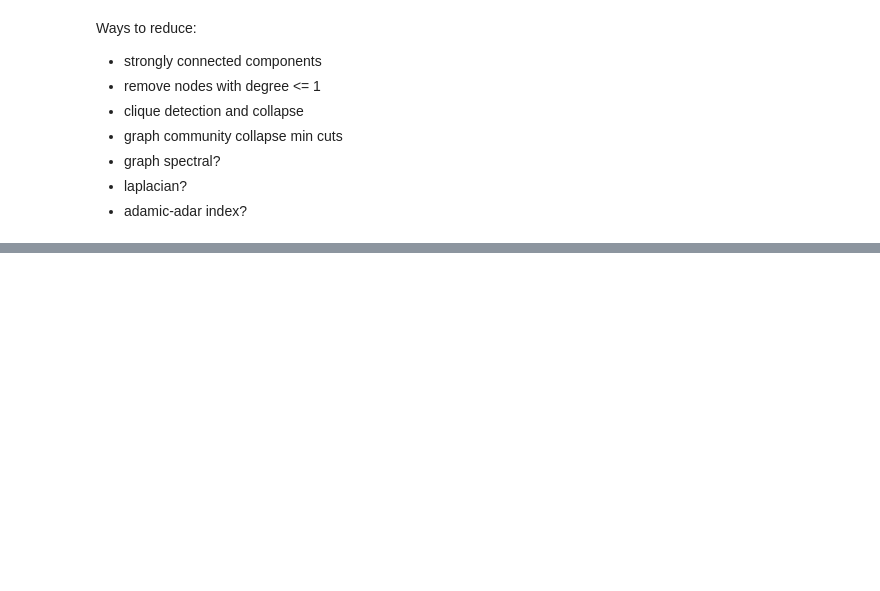
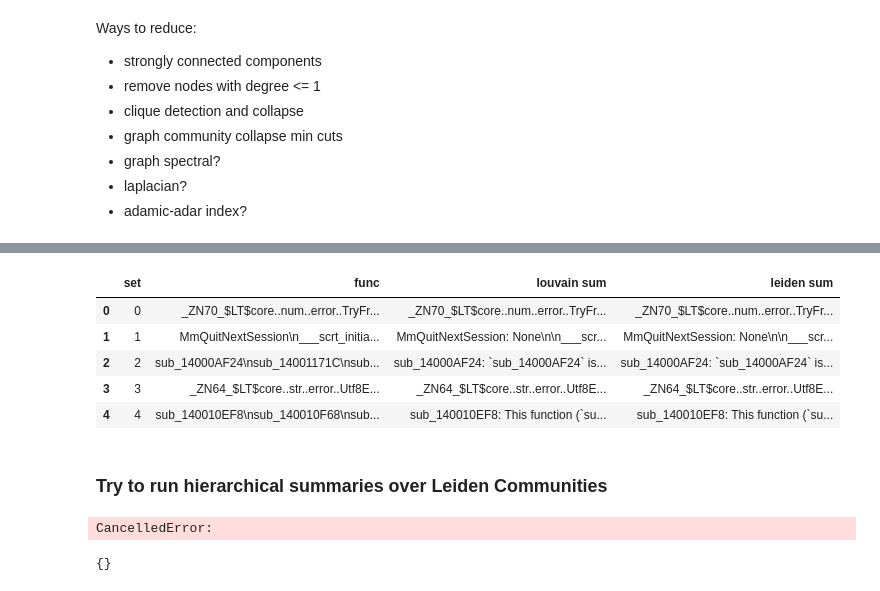
Before and after one commit to m-m-adams/ida_graph_parser, a Jupyter notebook: cam_viz.ipynb, the cells around one changed output, grey strips where cells are left out. Saved outputs shown, nothing was run; the diff lists cells and outputs as text; code cells hidden in the pictures; blank space fills up the shorter version.

Commit message:
hierarchical summaries clean

```diff
--- a/cam_viz.ipynb
+++ b/cam_viz.ipynb
@@ -264,0 +190,2 @@ print("Components:", [n for n, d in hierchical_sum_graph.nodes(data=True) if d.g
+# %%
+communities_louvain = nx.community.louvain_communities(graph, weight='call', seed=42) #weight is the name of the edge that should be look into
@@ -264,0 +283,7 @@ print("Components:", [n for n, d in hierchical_sum_graph.nodes(data=True) if d.g
+# %%
+count = 0
+for comm in communities:
+    if len(comm) == 1:
+        count +=1
+
+count
@@ -264,0 +319,11 @@ print("Components:", [n for n, d in hierchical_sum_graph.nodes(data=True) if d.g
+# %%
+set_louvain = {frozenset(s) for s in communities_louvain}
+set_leiden = {frozenset(s) for s in communities}
+
+identical_sets = set_louvain.intersection(set_leiden)
+unique_sets_louvain = set_louvain - set_leiden
+unique_sets_leiden = set_leiden - set_louvain
+
+print("Identical sets:", identical_sets)
+print("Unique Louvain sets:", unique_sets_louvain)
+print("Unique Leiden sets:",unique_sets_leiden)
@@ -264,0 +334,31 @@ print("Components:", [n for n, d in hierchical_sum_graph.nodes(data=True) if d.g
+# %%
+# Look at the summaries for the identical sets
+louvain_set_to_id = {frozenset(comm): idx for idx, comm in enumerate(communities_louvain)}
+leiden_set_to_id = {frozenset(comm): idx for idx, comm in enumerate(communities)}
+
+def _function_summaries(func_set):
+    return "\n\n".join(
+        f"{func}: {graph.nodes[func].get('summary', 'No summary available.')}"
+        for func in sorted(func_set)
+    )
+
+rows = []
+for set_idx, func_set in enumerate(sorted(identical_sets, key=lambda s: (len(s), sorted(s)))):
+    rows.append({
+        "set": set_idx,
+        "func": "\n".join(sorted(func_set)),
+        "louvain sum": _function_summaries(communities_louvain[louvain_set_to_id[func_set]]),
+        "leiden sum": _function_summaries(communities[leiden_set_to_id[func_set]]),
+    })
+
+identical_summary_table = pd.DataFrame(rows, columns=["set", "func", "louvain sum", "leiden sum"])
+display(identical_summary_table)
+# %% [output]
+|  | set | func | louvain sum | leiden sum |
+| 0 | 0 | _ZN70_$LT$core..num..error..TryFr... | _ZN70_$LT$core..num..error..TryFr... | _ZN70_$LT$core..num..error..TryFr... |
+| 1 | 1 | MmQuitNextSession\n___scrt_initia... | MmQuitNextSession: None\n\n___scr... | MmQuitNextSession: None\n\n___scr... |
+| 2 | 2 | sub_14000AF24\nsub_14001171C\nsub... | sub_14000AF24: `sub_14000AF24` is... | sub_14000AF24: `sub_14000AF24` is... |
+| 3 | 3 | _ZN64_$LT$core..str..error..Utf8E... | _ZN64_$LT$core..str..error..Utf8E... | _ZN64_$LT$core..str..error..Utf8E... |
+| 4 | 4 | sub_140010EF8\nsub_140010F68\nsub... | sub_140010EF8: This function (`su... | sub_140010EF8: This function (`su... |
+# %% [markdown]
+### Try to run hierarchical summaries over Leiden Communities
@@ -264,0 +476,9 @@ print("Components:", [n for n, d in hierchical_sum_graph.nodes(data=True) if d.g
+# %%
+# Create new summaries
+comm_summaries = await get_comm_summaries(communities=communities, graph=graph)
+# %% [output]
+CancelledError:
+# %%
+comm_summaries
+# %% [output]
+{}
```
Also changed, not shown: parts of 46 cells of this notebook, 5 other files.
